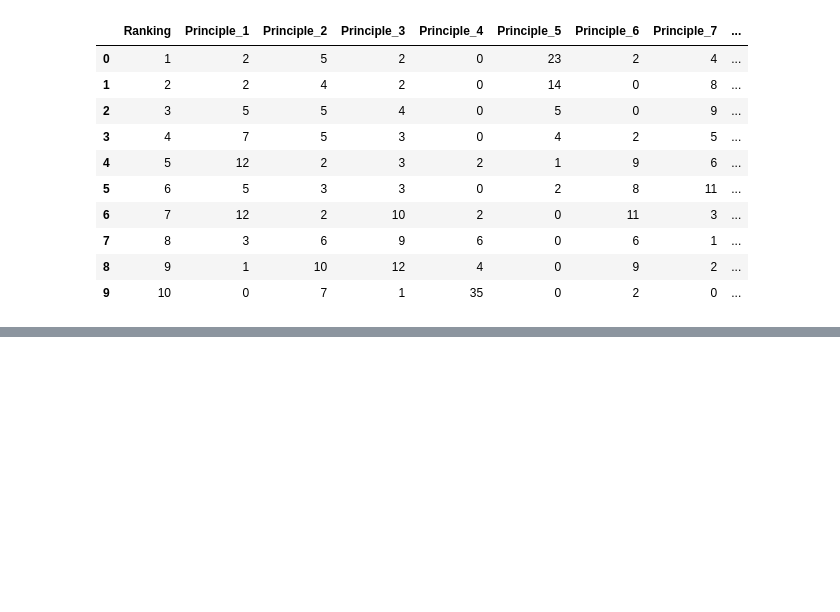
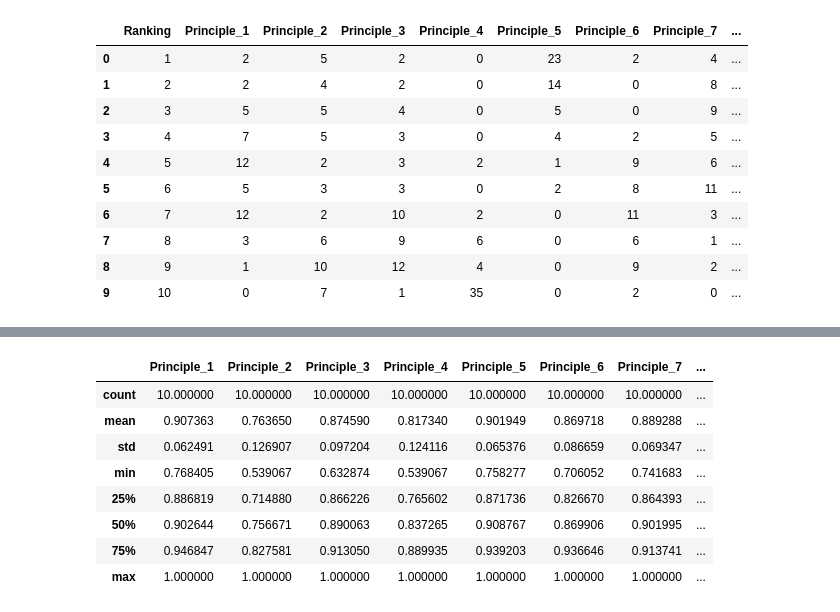
Before and after one commit to Kensuzuki95/Corporate_AI_Ethics_Guideline_Analysis, a Jupyter notebook: Result_Analysis.ipynb, the cells around one changed output, grey strips where cells are left out. Cells and saved outputs as stored; diff of their text form; code cells hidden in the pictures; blank space fills up the shorter version.

```diff
--- a/Result_Analysis.ipynb
+++ b/Result_Analysis.ipynb
@@ -208,0 +244,12 @@ rank_all
+# %%
+results_only.corr(method = 'pearson').describe()
+# %% [output]
+|  | Principle_1 | Principle_2 | Principle_3 | Principle_4 | Principle_5 | Principle_6 | Principle_7 | ... |
+| count | 10.000000 | 10.000000 | 10.000000 | 10.000000 | 10.000000 | 10.000000 | 10.000000 | ... |
+| mean | 0.907363 | 0.763650 | 0.874590 | 0.817340 | 0.901949 | 0.869718 | 0.889288 | ... |
+| std | 0.062491 | 0.126907 | 0.097204 | 0.124116 | 0.065376 | 0.086659 | 0.069347 | ... |
+| min | 0.768405 | 0.539067 | 0.632874 | 0.539067 | 0.758277 | 0.706052 | 0.741683 | ... |
+| 25% | 0.886819 | 0.714880 | 0.866226 | 0.765602 | 0.871736 | 0.826670 | 0.864393 | ... |
+| 50% | 0.902644 | 0.756671 | 0.890063 | 0.837265 | 0.908767 | 0.869906 | 0.901995 | ... |
+| 75% | 0.946847 | 0.827581 | 0.913050 | 0.889935 | 0.939203 | 0.936646 | 0.913741 | ... |
+| max | 1.000000 | 1.000000 | 1.000000 | 1.000000 | 1.000000 | 1.000000 | 1.000000 | ... |
```
Also changed, not shown: parts of 15 cells of this notebook.
